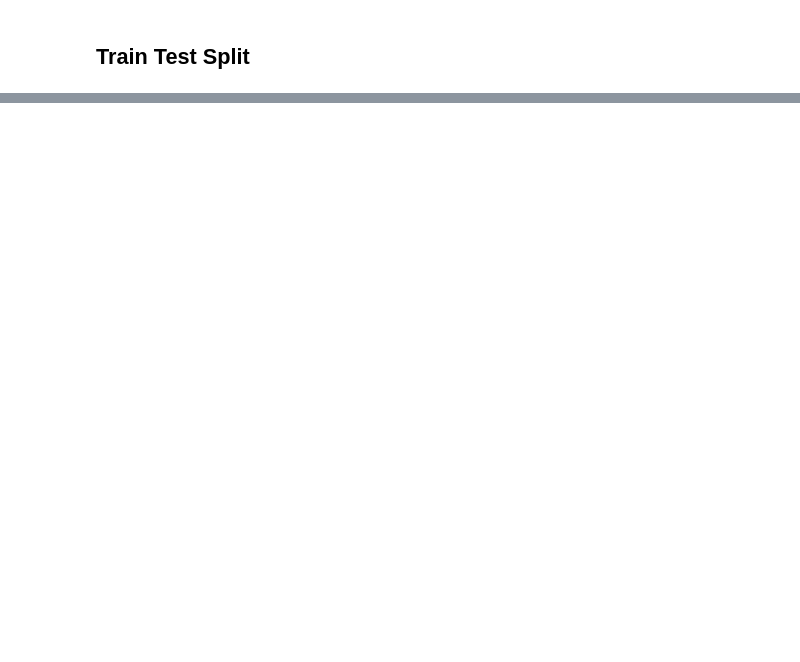
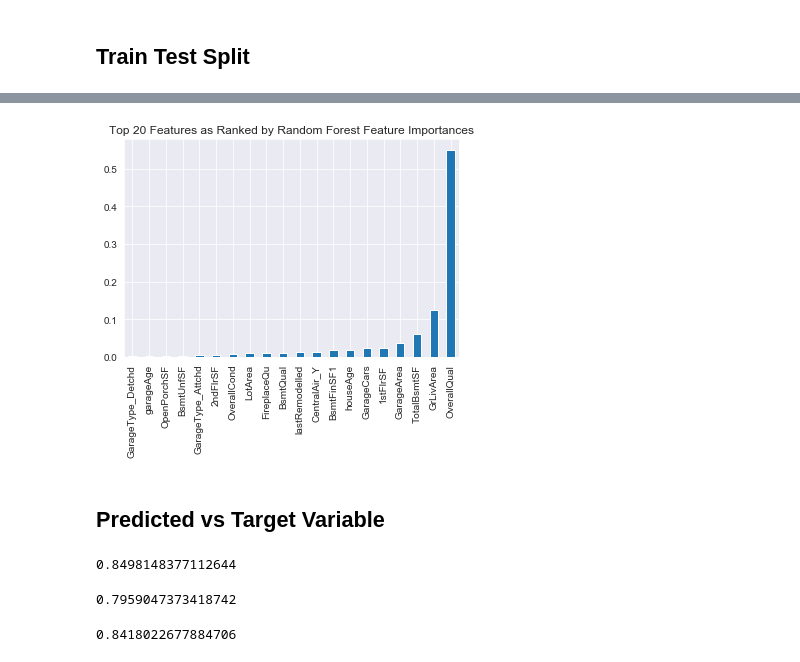
Before and after one commit to arytontediarjo/house-pricing, a Jupyter notebook: notebook/FeatureEngineering.ipynb, the cells around one changed output, grey strips where cells are left out. Saved outputs shown, nothing was run; the diff lists cells and outputs as text; code cells hidden in the pictures; blank space fills up the shorter version.

```diff
--- a/notebook/FeatureEngineering.ipynb
+++ b/notebook/FeatureEngineering.ipynb
@@ -339,0 +279,24 @@ Will use scaler on training data and test set, will not be done on the whole fea
+# %%
+pd.Series(rf_fit.feature_importances_, index = X_train.columns)\
+.sort_values()\
+.tail(20)\
+.plot(kind = "bar")
+
+plt.title("Top 20 Features as Ranked by Random Forest Feature Importances")
+plt.savefig("../fig/rf_fit", bbox_inches = "tight")
+# %% [output]
+[figure, added]
+# %% [markdown]
+## Predicted vs Target Variable
+# %%
+sklearn.metrics.r2_score(np.exp(gbr_fit.predict(X_test)), y_test)
+# %% [output]
+0.8498148377112644
+# %%
+sklearn.metrics.r2_score(np.exp(rf_fit.predict(X_test)), y_test)
+# %% [output]
+0.7959047373418742
+# %%
+sklearn.metrics.r2_score(np.exp(ridge_fit.predict(X_test)), y_test)
+# %% [output]
+0.8418022677884706
```
Also changed, not shown: parts of 69 cells of this notebook, 3 other files.
